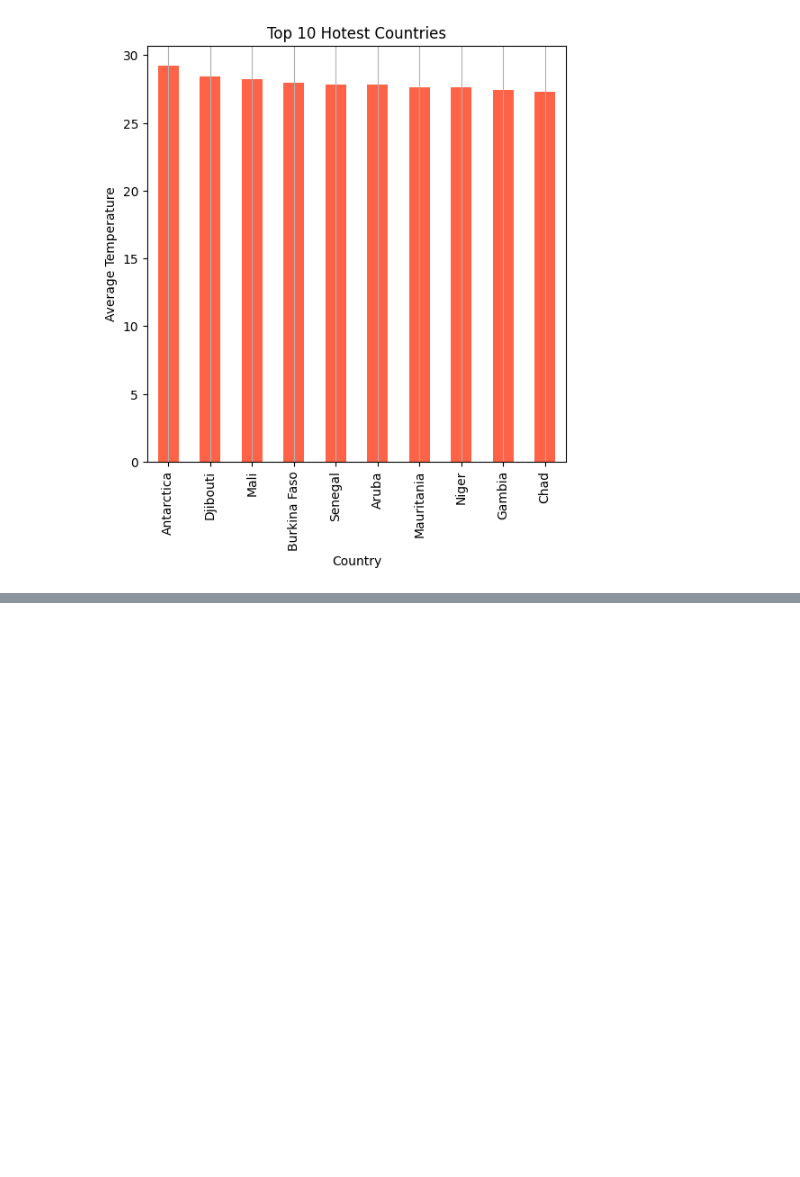
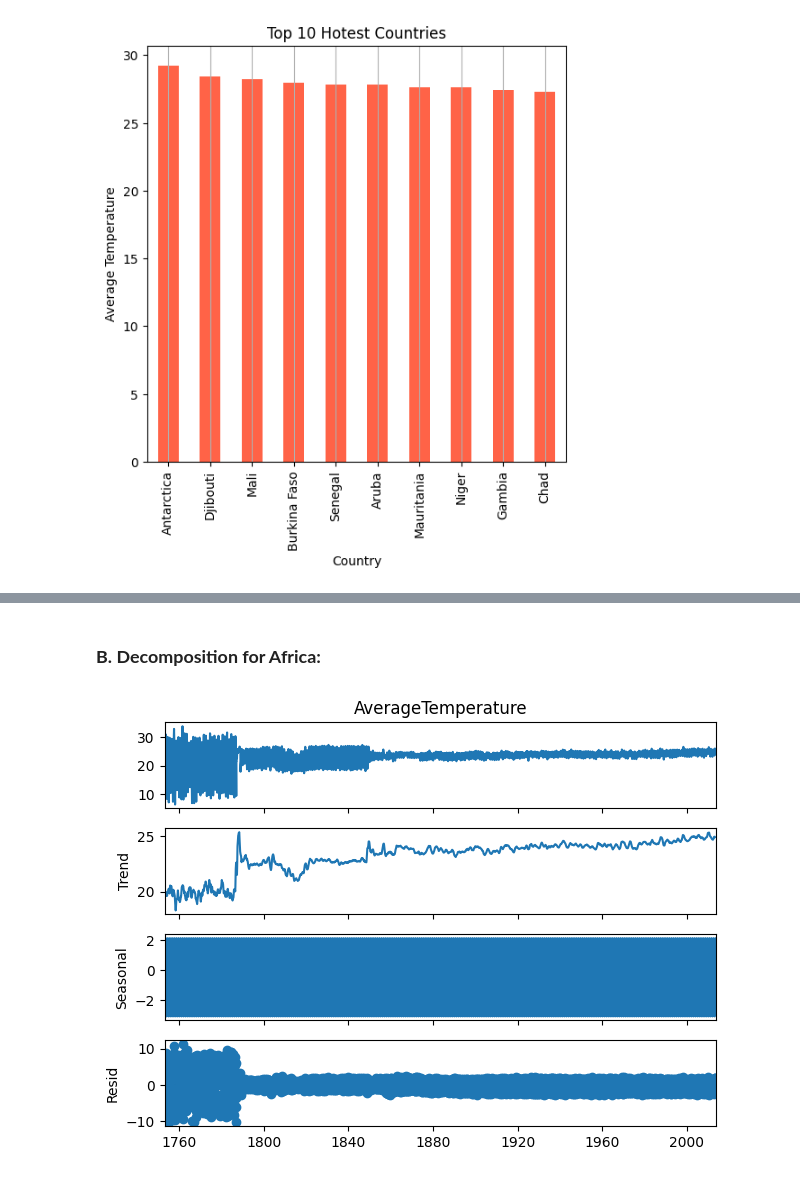
Before and after one commit to HassanZeb01/land_temperature_by_country, a Jupyter notebook: climate_temperature.ipynb, the cells around one changed output, grey strips where cells are left out. Saved outputs shown, nothing was run; the diff lists cells and outputs as text; code cells hidden in the pictures; blank space fills up the shorter version.

```diff
--- a/climate_temperature.ipynb
+++ b/climate_temperature.ipynb
@@ -506,0 +523,12 @@ plt.show()
+# %% [markdown]
+### **B. Decomposition for Africa:**
+# %%
+con_africa = df[df['Continent']== 'Africa']
+series = con_africa['AverageTemperature'].resample('ME').mean()
+
+decompose = seasonal_decompose(series, model='additive', period=12)
+decompose.plot()
+plt.tight_layout()
+plt.show()
+# %% [output]
+[figure, added]
```
Also changed, not shown: parts of 18 cells of this notebook.
